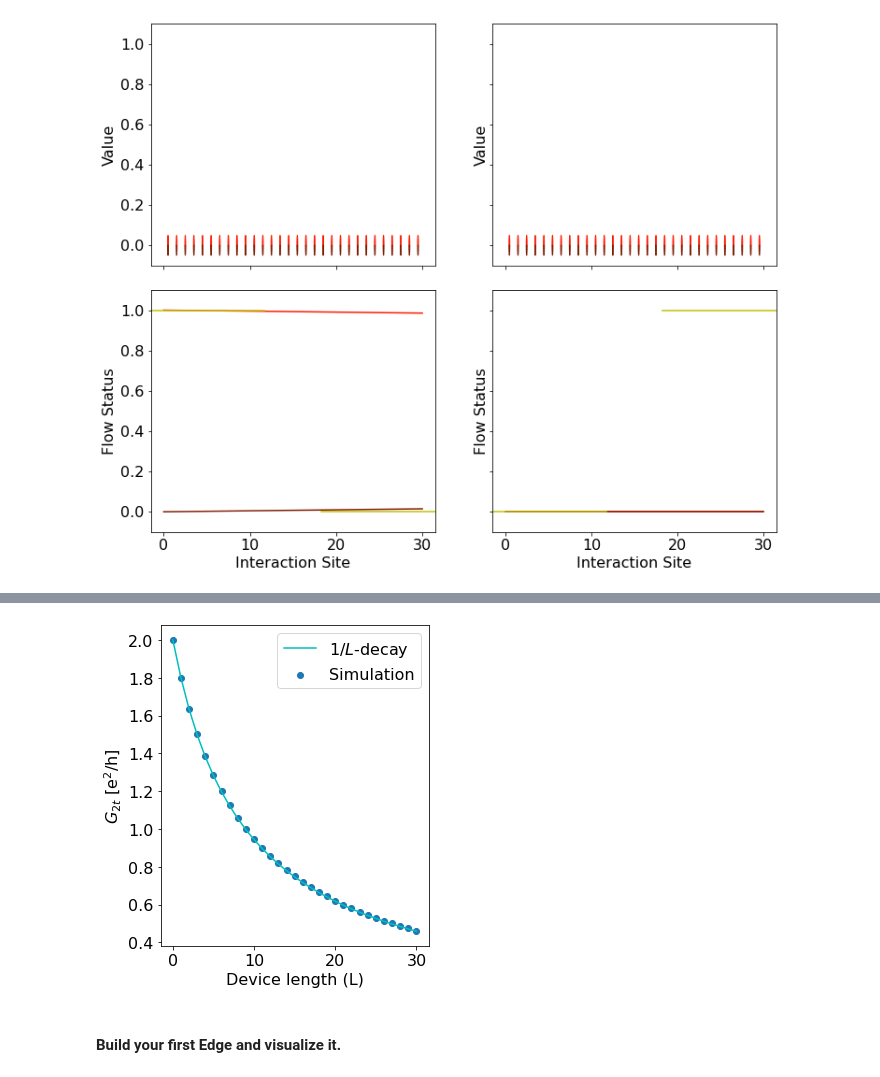
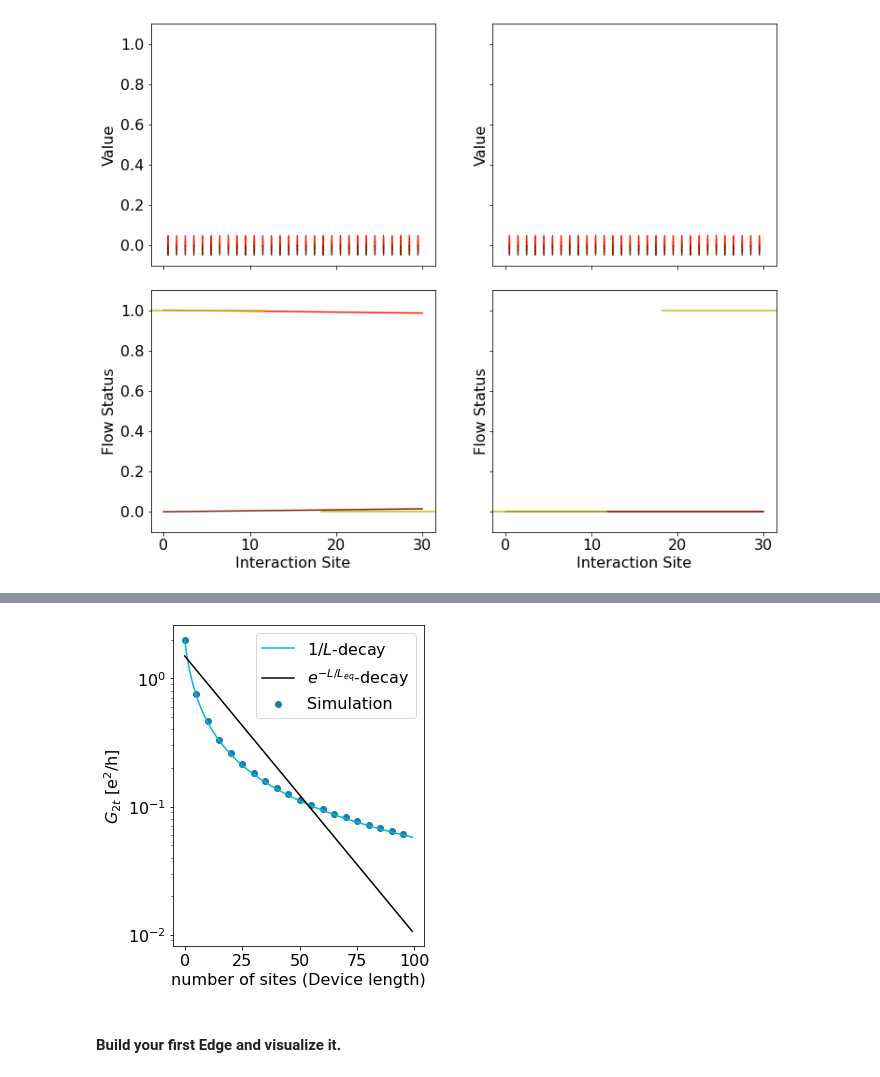
Before and after one commit to LarsonLaugh/Counterfusion, a Jupyter notebook: demo.ipynb, the cells around one changed output, grey strips where cells are left out. Saved outputs shown, nothing was run; the diff lists cells and outputs as text; code cells hidden in the pictures.

```diff
--- a/demo.ipynb
+++ b/demo.ipynb
@@ -284,0 +285,30 @@ plt.savefig("counterpropagating.png")
+# %%
+from counterfusion import *
+import numpy as np
+import matplotlib.pyplot as plt
+plt.rcParams.update({'font.size': 16})
+#===============================================================
+# General information for the edge - Hyperparameters
+totalNumMover = 2
+numForwardMover = 1
+initStates = [1,0.3]
+#===============================================================
+# Information of scattering events
+# Interaction parameters
+v01 = 0.2
+diff = []
+numbers = np.arange(0,100,5)
+for num in numbers:
+    edgeDef = [[0,1,v01,num]]
+    edgeInfo = generate_bynumber(edgeDef)
+    edge = Edge(edgeInfo,totalNumMover,numForwardMover)
+    states = edge.status_check(initStates)
+    diff.append(states[0,0]-states[1,0])
+plt.figure(figsize=(5,5.5))
+plt.xlabel('number of sites (Device length)')
+plt.plot(np.arange(0,100,1),[0.7/(x/0.9-x+1) for x in np.arange(0,100,1)],c='c',label='$1/L$-decay')
+plt.legend(loc='upper right')
+plt.ylabel('$\\mu_{up}-\\mu_{bottom}$  [a.u.]')
+plt.scatter(numbers,diff,label='simulation')
+plt.tight_layout()
+plt.savefig("mudiff_counterpropagating.png")
@@ -295,39 +327,42 @@ numForwardMover = 1
 zeroVoltTerminal = 1
 blockStates = None
 #===============================================================
 # Information of scattering events
 # Interaction parameters
-v01 = 0.2
+v01 = 0.5
 g2t = []
 # varying the length of device (number of interaction site)
-for num_sites in np.arange(0,31,1):
+numbers = np.arange(0,100,5)
+for num_sites in numbers:
     # Define interaction between nodes (contacts)
     # C1--M1--C2
     edgeDef1 = [[0,1,v01,num_sites]]
     # C2--M2--C3
     edgeDef2 = [[0,1,v01,num_sites]]
     #================================================================
     edgesDef = [edgeDef1,edgeDef2]
     edgesInfo = []
     for edgeDef in edgesDef:
         edgesInfo.append(generate_bynumber(edgeDef))
     graph = []
     for edgeInfo in edgesInfo:
         graph.append(Edge(edgeInfo,totalNumMover,numForwardMover))
     nodesCurrent = [1,-1]
     sys = System(nodesCurrent,graph,numForwardMover,zeroVoltTerminal,blockStates)
     volt = sys.solve()
     g2t.append(1/volt[0])
 plt.figure(figsize=(5,5.5))
-plt.scatter(np.arange(0,31,1),g2t,label='Simulation')
-plt.plot(np.arange(0,31,1),[1/(0.5+0.056*x) for x in np.arange(0,31,1)],c='c',label='$1/L$-decay')
+plt.scatter(numbers,g2t,label='Simulation')
+plt.plot(np.arange(0,100,1),[1/(0.5+0.17*x) for x in np.arange(0,100,1)],c='c',label='$1/L$-decay')
+plt.plot(np.arange(0,100,1),[1.5*np.exp(-x/20)for x in np.arange(0,100,1)],c='k',label='$e^{-L/L_{eq}}$-decay')
 plt.legend(loc='upper right')
-plt.xlabel('Device length (L)')
+plt.xlabel('number of sites (Device length)')
 plt.ylabel('$G_{2t}$ [e$^2$/h]')
+plt.yscale('log')
 plt.tight_layout()
 plt.savefig("g2t_counter.png")
 # %% [output]
-[figure, old version]
+[figure, new version]
 # %% [markdown]
 #### Build your first Edge and visualize it.
 # %%
```
Also changed, not shown: parts of 3 cells of this notebook, 5 other files.
